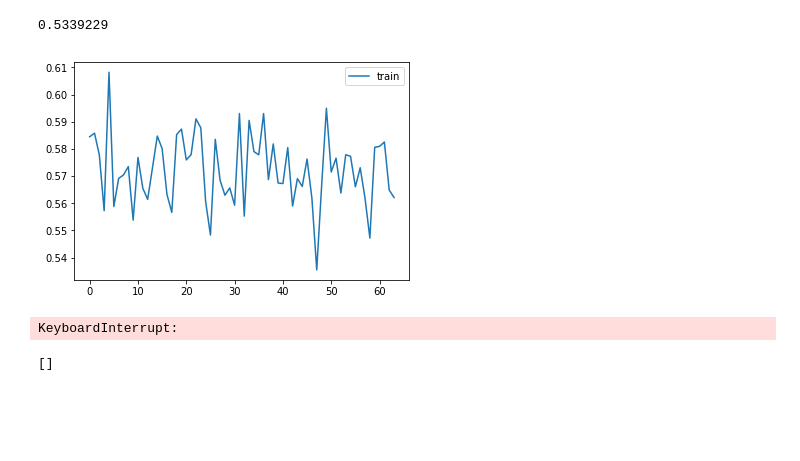
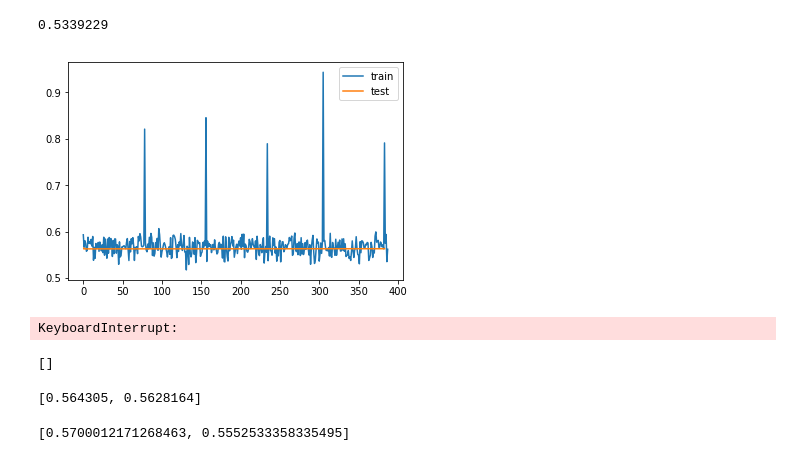
Before and after one commit to rykachevskiy/t-killer-or-t-helper, a Jupyter notebook: CONV TF.ipynb, the cells around one changed output. Drawn from its saved outputs; the diff is of its cells as text; code cells hidden in the pictures; blank space fills up the shorter version.

Commit message:
better training cycle

```diff
--- a/CONV TF.ipynb
+++ b/CONV TF.ipynb
@@ -233,33 +233,55 @@ sess.run(loss, feed_dict={test_x_0 : X_0_train[:20],
 0.5339229
 # %%
 losses_each_n = []
+val_losses = []
+val_x = []
 n = 50
 curr_loss = 0
+# %%
+epochs = 10
 # %%
-for i, (batch_X, batch_y) in enumerate(iterate_minibatches([X_0_train, X_1_train, X_2_train], y_train, 20)):
+for epoch in range(epochs):
+    for i, (batch_X, batch_y) in enumerate(iterate_minibatches([X_0_train, X_1_train, X_2_train], y_train, 20)):
 
-    batch_loss = sess.run([train_step,loss], feed_dict={test_x_0 : batch_X[0],
-                                                   test_x_1 : batch_X[1],
-                                                   test_x_2 : batch_X[2],
-                                                   target: to_categorical(batch_y, 2)})
-    curr_loss += batch_loss[1]
+        batch_loss = sess.run([train_step,loss], feed_dict={test_x_0 : batch_X[0],
+                                                       test_x_1 : batch_X[1],
+                                                       test_x_2 : batch_X[2],
+                                                       target: to_categorical(batch_y, 2)})
+        curr_loss += batch_loss[1]
 
-    if i % n == 0 and i != 0:
-        losses_each_n.append( curr_loss / n)
-        curr_loss = 0
+        if i + 1 % n == 0 and i != 0:
+            losses_each_n.append( curr_loss / n)
+            curr_loss = 0
 
 
-        display.clear_output(wait=True)
-        plt.plot(losses_each_n, label='train')
-        #plt.plot(v_losses_valid[1:], label='test')
-        plt.legend()
-        plt.show()
+            display.clear_output(wait=True)
+            plt.plot(losses_each_n, label='train')
+            plt.plot(val_x, val_losses, label='test')
+            plt.legend()
+            plt.show()
 
-    #print(batch_loss[1])
+    val_loss = sess.run(loss,  feed_dict={test_x_0 : X_0_test,
+                                test_x_1 : X_1_test,
+                                test_x_2 : X_2_test,
+                                target: to_categorical(y_test, 2)})
+    val_losses.append(val_loss)
+    val_x.append(len(losses_each_n))
+
+    curr_loss == 0
+
+        #print(batch_loss[1])
 # %% [output]
-[figure, old version]
+[figure, new version]
 KeyboardInterrupt:
 # %%
 [x for x in iterate_minibatches([X_0_train, X_1_train, X_2_train], y_train, 20)]
 # %% [output]
 []
+# %%
+val_losses
+# %% [output]
+[0.564305, 0.5628164]
+# %%
+val_x
+# %% [output]
+[0.5700012171268463, 0.5552533358335495]
```
